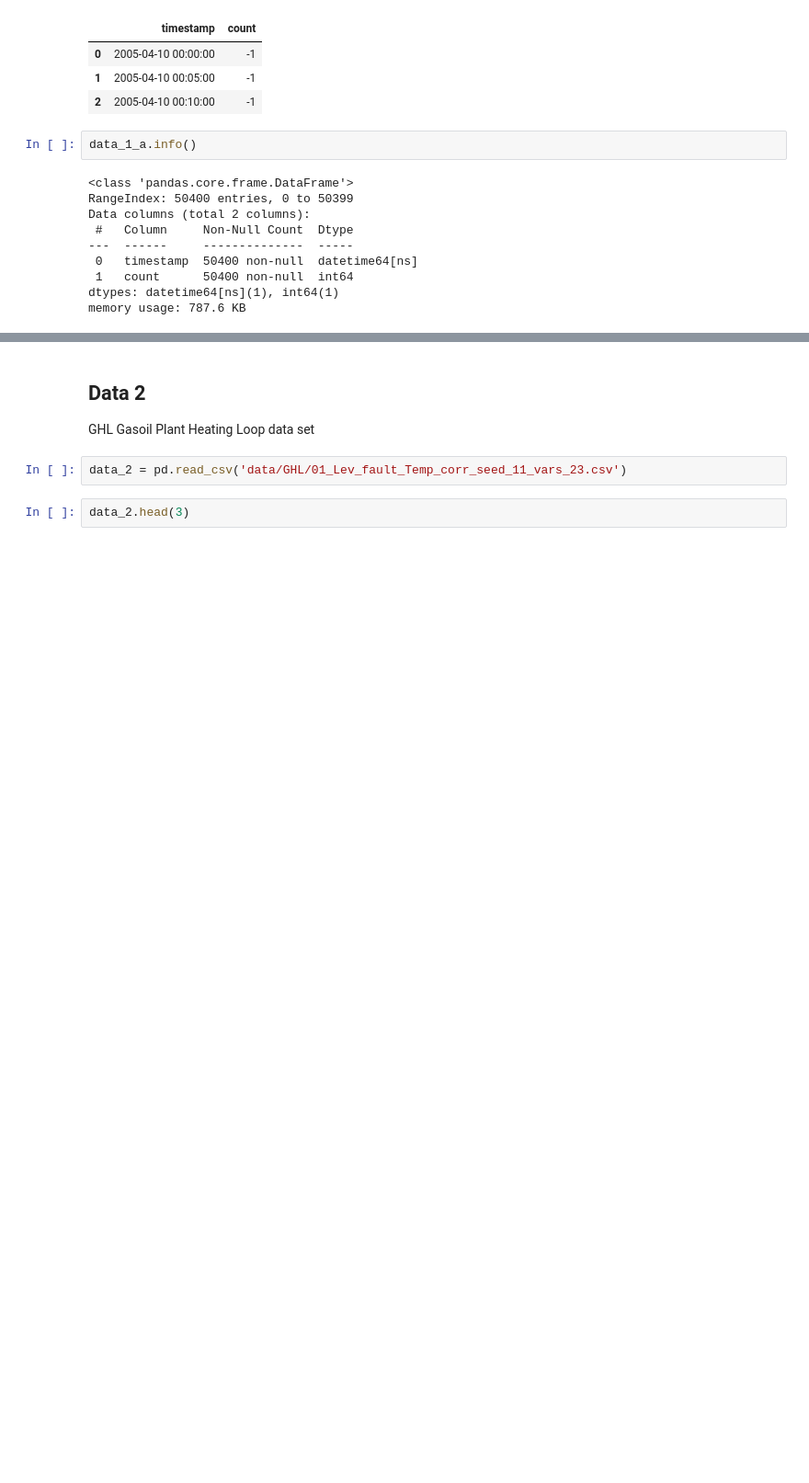
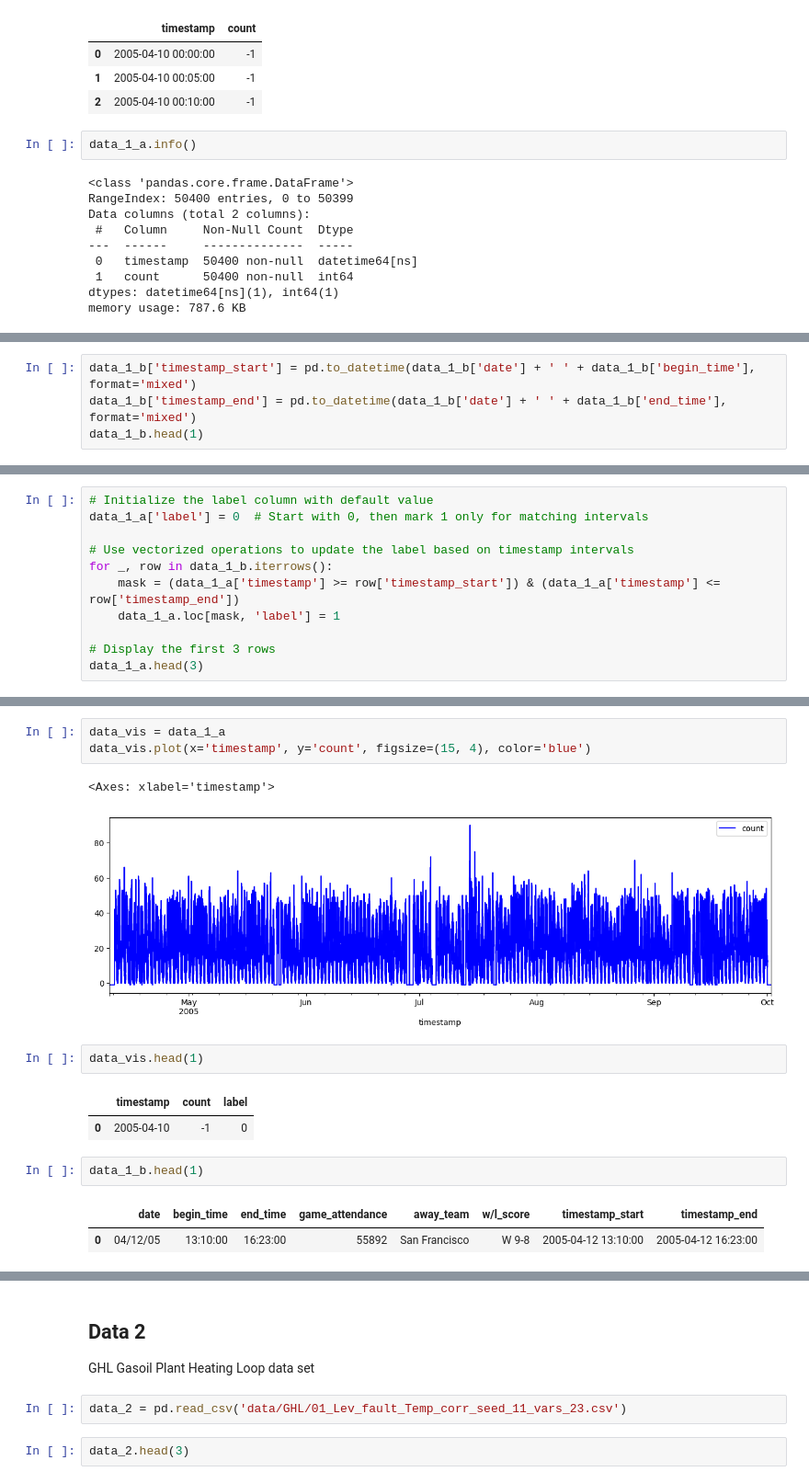
Before and after one commit to widosenoatri/DSLab2, a Jupyter notebook: preprocessing.ipynb, the cells around one changed output, grey strips where cells are left out. Shown at 92% size. Drawn from its saved outputs; the diff is of its cells as text; blank space fills up the shorter version.

```diff
--- a/preprocessing.ipynb
+++ b/preprocessing.ipynb
@@ -56,0 +79,4 @@ data_1_a_resampled.plot(y='count', figsize=(15, 6))
+# %%
+data_1_b['timestamp_start'] = pd.to_datetime(data_1_b['date'] + ' ' + data_1_b['begin_time'], format='mixed')
+data_1_b['timestamp_end'] = pd.to_datetime(data_1_b['date'] + ' ' + data_1_b['end_time'], format='mixed')
+data_1_b.head(1)
@@ -56,0 +86,11 @@ data_1_a_resampled.plot(y='count', figsize=(15, 6))
+# %%
+# Initialize the label column with default value
+data_1_a['label'] = 0  # Start with 0, then mark 1 only for matching intervals
+
+# Use vectorized operations to update the label based on timestamp intervals
+for _, row in data_1_b.iterrows():
+    mask = (data_1_a['timestamp'] >= row['timestamp_start']) & (data_1_a['timestamp'] <= row['timestamp_end'])
+    data_1_a.loc[mask, 'label'] = 1
+
+# Display the first 3 rows
+data_1_a.head(3)
@@ -56,0 +109,16 @@ data_1_a_resampled.plot(y='count', figsize=(15, 6))
+# %%
+data_vis = data_1_a
+data_vis.plot(x='timestamp', y='count', figsize=(15, 4), color='blue')
+# %% [output]
+<Axes: xlabel='timestamp'>
+[figure, added]
+# %%
+data_vis.head(1)
+# %% [output]
+|  | timestamp | count | label |
+| 0 | 2005-04-10 | -1 | 0 |
+# %%
+data_1_b.head(1)
+# %% [output]
+|  | date | begin_time | end_time | game_attendance | away_team | w/l_score | timestamp_start | timestamp_end |
+| 0 | 04/12/05 | 13:10:00 | 16:23:00 | 55892 | San Francisco | W 9-8 | 2005-04-12 13:10:00 | 2005-04-12 16:23:00 |
```
Also changed, not shown: parts of 15 cells of this notebook.
